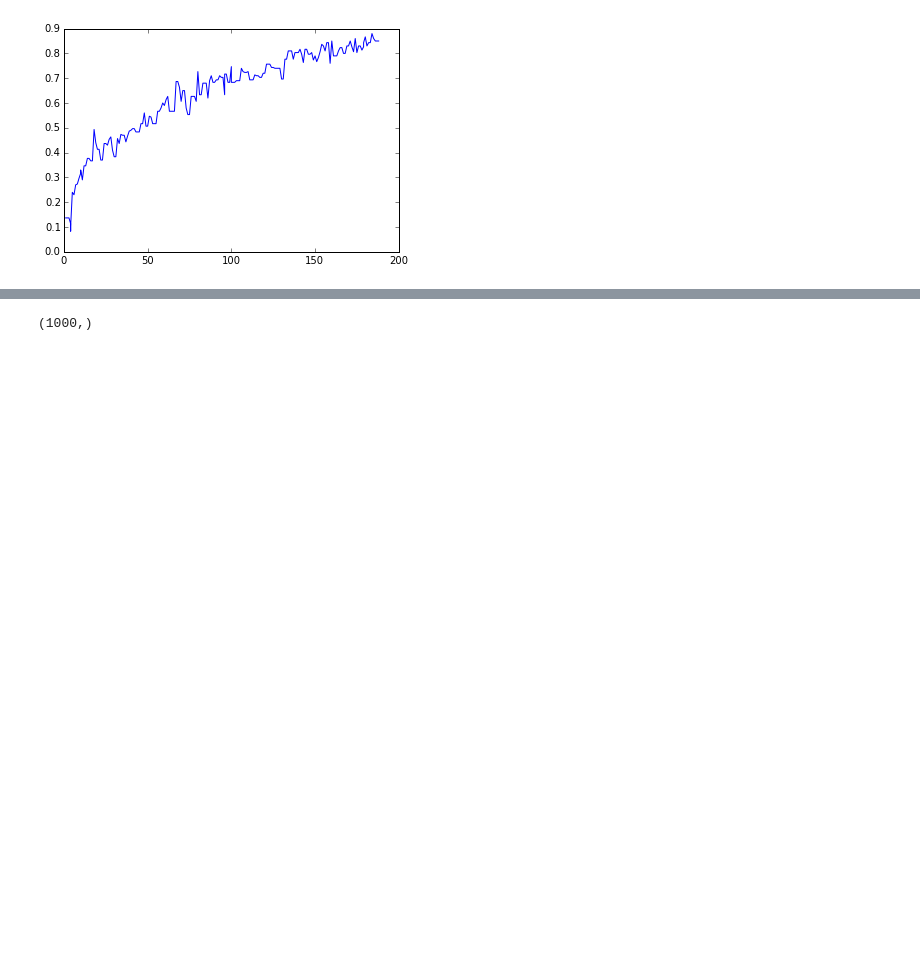
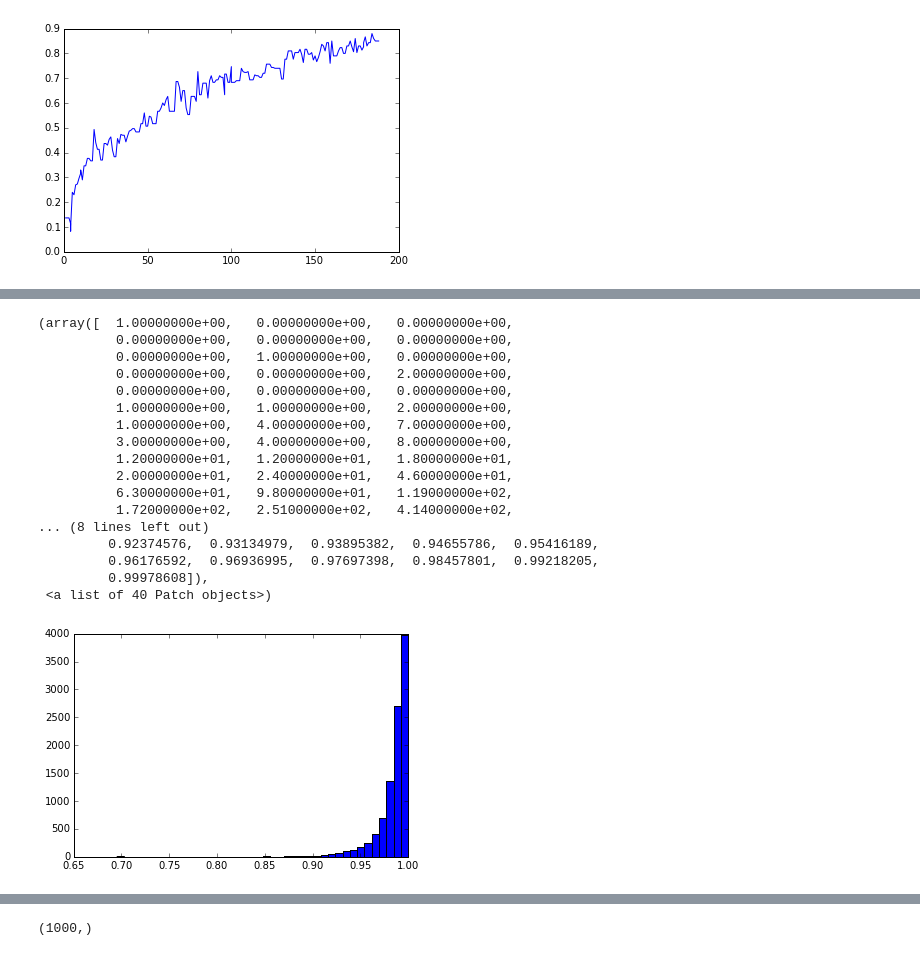
Before and after one commit to melkherj/puddle, a Jupyter notebook: InspectResults.ipynb, the cells around one changed output, grey strips where cells are left out. Saved outputs shown, nothing was run; the diff lists cells and outputs as text; code cells hidden in the pictures; blank space fills up the shorter version.

```diff
--- a/InspectResults.ipynb
+++ b/InspectResults.ipynb
@@ -377,0 +417,24 @@ plt.plot(df['n_labeled'],df['accuracy'])
+# %%
+def add_noise(thresh,variance=1.0):
+    return sigmoid(logodds(thresh)+variance*float(np.random.randn()))
+# %%
+plt.hist([add_noise(0.99) for _ in range(10000)],bins=40)
+# %% [output]
+(array([  1.00000000e+00,   0.00000000e+00,   0.00000000e+00,
+          0.00000000e+00,   0.00000000e+00,   0.00000000e+00,
+          0.00000000e+00,   1.00000000e+00,   0.00000000e+00,
+          0.00000000e+00,   0.00000000e+00,   2.00000000e+00,
+          0.00000000e+00,   0.00000000e+00,   0.00000000e+00,
+          1.00000000e+00,   1.00000000e+00,   2.00000000e+00,
+          1.00000000e+00,   4.00000000e+00,   7.00000000e+00,
+          3.00000000e+00,   4.00000000e+00,   8.00000000e+00,
+          1.20000000e+01,   1.20000000e+01,   1.80000000e+01,
+          2.00000000e+01,   2.40000000e+01,   4.60000000e+01,
+          6.30000000e+01,   9.80000000e+01,   1.19000000e+02,
+          1.72000000e+02,   2.51000000e+02,   4.14000000e+02,
+... (8 lines left out)
+         0.92374576,  0.93134979,  0.93895382,  0.94655786,  0.95416189,
+         0.96176592,  0.96936995,  0.97697398,  0.98457801,  0.99218205,
+         0.99978608]),
+ <a list of 40 Patch objects>)
+[figure, added]
```
Also changed, not shown: parts of 28 cells of this notebook, 3 other files.
